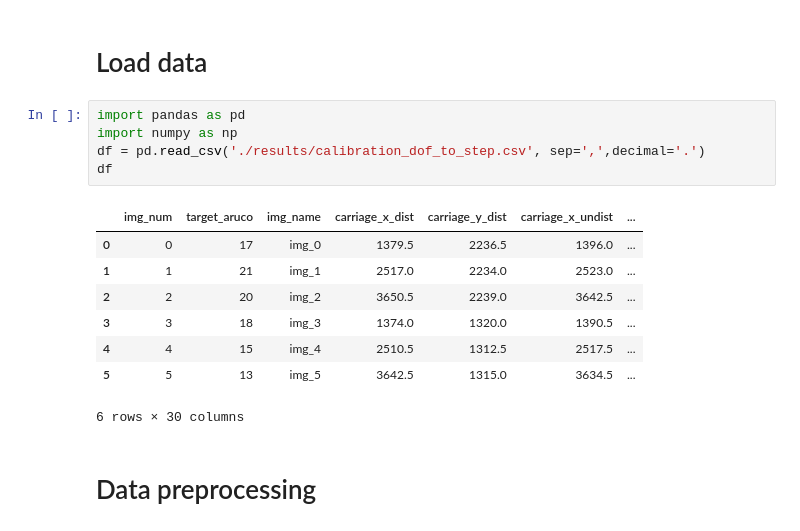
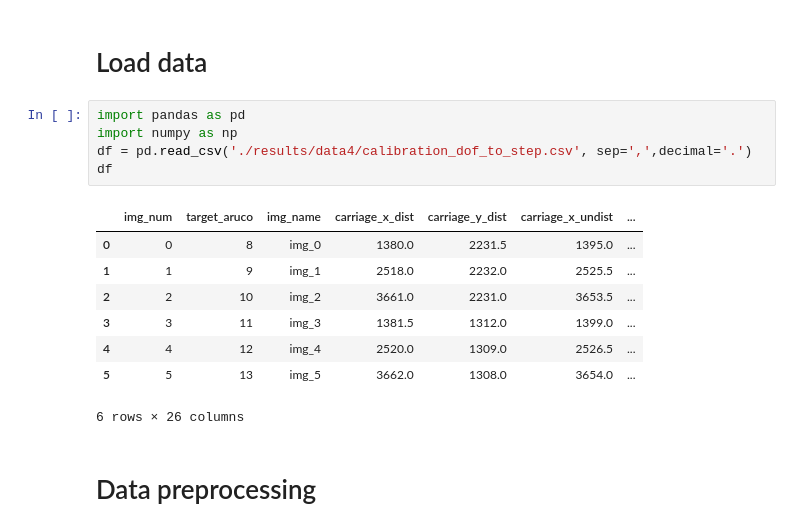
Before and after one commit to opticsensors/pool-playing-robot, a Jupyter notebook: examples/system_calibration/model_system_auto.ipynb, the cells around one changed output. Drawn from its saved outputs; the diff is of its cells as text.

```diff
--- a/examples/system_calibration/model_system_auto.ipynb
+++ b/examples/system_calibration/model_system_auto.ipynb
@@ -3,17 +3,17 @@
 # %%
 import pandas as pd
 import numpy as np
-df = pd.read_csv('./results/calibration_dof_to_step.csv', sep=',',decimal='.')
+df = pd.read_csv('./results/data4/calibration_dof_to_step.csv', sep=',',decimal='.')
 df
 # %% [output]
 |  | img_num | target_aruco | img_name | carriage_x_dist | carriage_y_dist | carriage_x_undist | ... |
-| 0 | 0 | 17 | img_0 | 1379.5 | 2236.5 | 1396.0 | ... |
-| 1 | 1 | 21 | img_1 | 2517.0 | 2234.0 | 2523.0 | ... |
-| 2 | 2 | 20 | img_2 | 3650.5 | 2239.0 | 3642.5 | ... |
-| 3 | 3 | 18 | img_3 | 1374.0 | 1320.0 | 1390.5 | ... |
-| 4 | 4 | 15 | img_4 | 2510.5 | 1312.5 | 2517.5 | ... |
-| 5 | 5 | 13 | img_5 | 3642.5 | 1315.0 | 3634.5 | ... |
+| 0 | 0 | 8 | img_0 | 1380.0 | 2231.5 | 1395.0 | ... |
+| 1 | 1 | 9 | img_1 | 2518.0 | 2232.0 | 2525.5 | ... |
+| 2 | 2 | 10 | img_2 | 3661.0 | 2231.0 | 3653.5 | ... |
+| 3 | 3 | 11 | img_3 | 1381.5 | 1312.0 | 1399.0 | ... |
+| 4 | 4 | 12 | img_4 | 2520.0 | 1309.0 | 2526.5 | ... |
+| 5 | 5 | 13 | img_5 | 3662.0 | 1308.0 | 3654.0 | ... |
-6 rows × 30 columns
+6 rows × 26 columns
 # %% [markdown]
 # Data preprocessing
 # %%
```
Also changed, not shown: parts of 3 cells of this notebook, 9 other files.
